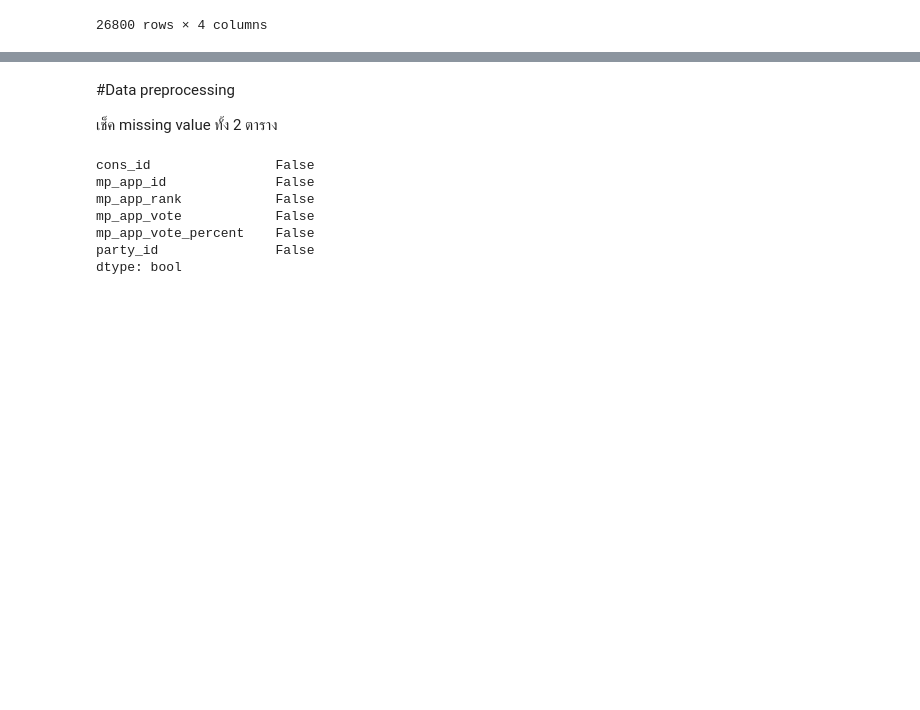
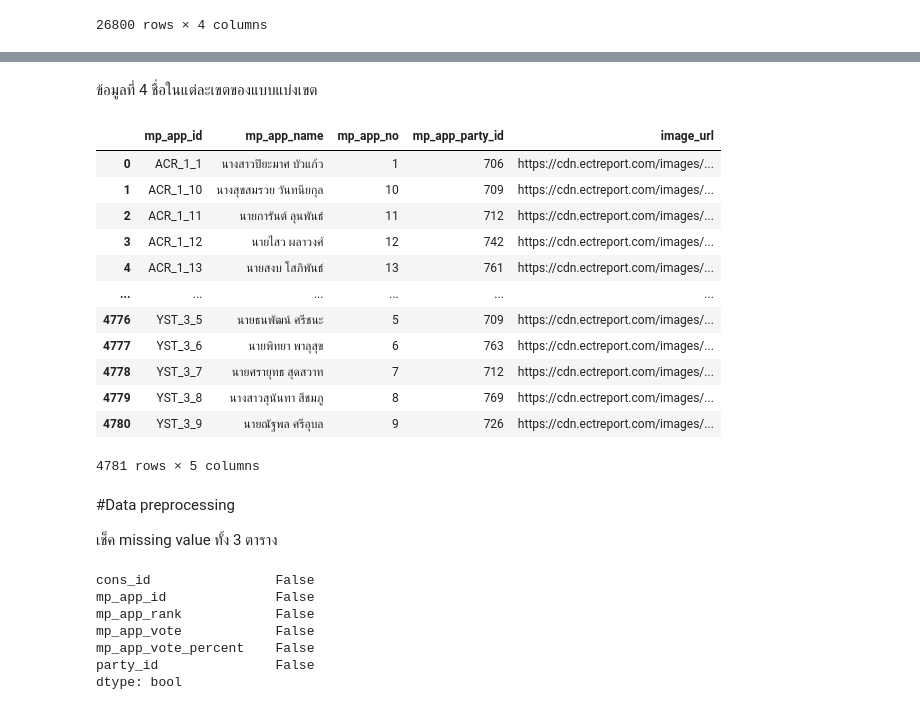
Before and after one commit to sitthatkaja/DPDM2023, a Jupyter notebook: midterm_dpdm2023.ipynb, the cells around one changed output, grey strips where cells are left out. Saved outputs shown, nothing was run; the diff lists cells and outputs as text; code cells hidden in the pictures; blank space fills up the shorter version.

```diff
--- a/midterm_dpdm2023.ipynb
+++ b/midterm_dpdm2023.ipynb
@@ -70,7 +90,26 @@ table_party
+# %% [markdown]
+ข้อมูลที่ 4 ชื่อในแต่ละเขตของแบบแบ่งเขต
+# %%
+name_car = pd.read_csv('/content/drive/MyDrive/DPDM23_DATA/ectreport66.xlsx - Candidate_Constituency.csv')
+name_car
+# %% [output]
+|  | mp_app_id | mp_app_name | mp_app_no | mp_app_party_id | image_url |
+| 0 | ACR_1_1 | นางสาวปิยะมาศ บัวแก้ว | 1 | 706 | https://cdn.ectreport.com/images/... |
+| 1 | ACR_1_10 | นางสุขสมรวย วันทนียกุล | 10 | 709 | https://cdn.ectreport.com/images/... |
+| 2 | ACR_1_11 | นายการันต์ ลุนพันธ์ | 11 | 712 | https://cdn.ectreport.com/images/... |
+| 3 | ACR_1_12 | นายไสว ผลาวงศ์ | 12 | 742 | https://cdn.ectreport.com/images/... |
+| 4 | ACR_1_13 | นายสงบ โสภิพันธ์ | 13 | 761 | https://cdn.ectreport.com/images/... |
+| ... | ... | ... | ... | ... | ... |
+| 4776 | YST_3_5 | นายธนพัฒน์ ศรีชนะ | 5 | 709 | https://cdn.ectreport.com/images/... |
+| 4777 | YST_3_6 | นายพิทยา พาลุสุข | 6 | 763 | https://cdn.ectreport.com/images/... |
+| 4778 | YST_3_7 | นายศรายุทธ สุดสวาท | 7 | 712 | https://cdn.ectreport.com/images/... |
+| 4779 | YST_3_8 | นางสาวสุนันทา สีชมภู | 8 | 769 | https://cdn.ectreport.com/images/... |
+| 4780 | YST_3_9 | นายณัฐพล ศรีอุบล | 9 | 726 | https://cdn.ectreport.com/images/... |
+4781 rows × 5 columns
 # %% [markdown]
 #Data preprocessing
 
-เช็ค missing value ทั้ง 2 ตาราง
+เช็ค missing value ทั้ง 3 ตาราง
 # %%
 table_candidate.isnull().any() # ไม่มีค่า missing value
 # %% [output]
```
Also changed, not shown: parts of 34 cells of this notebook.
